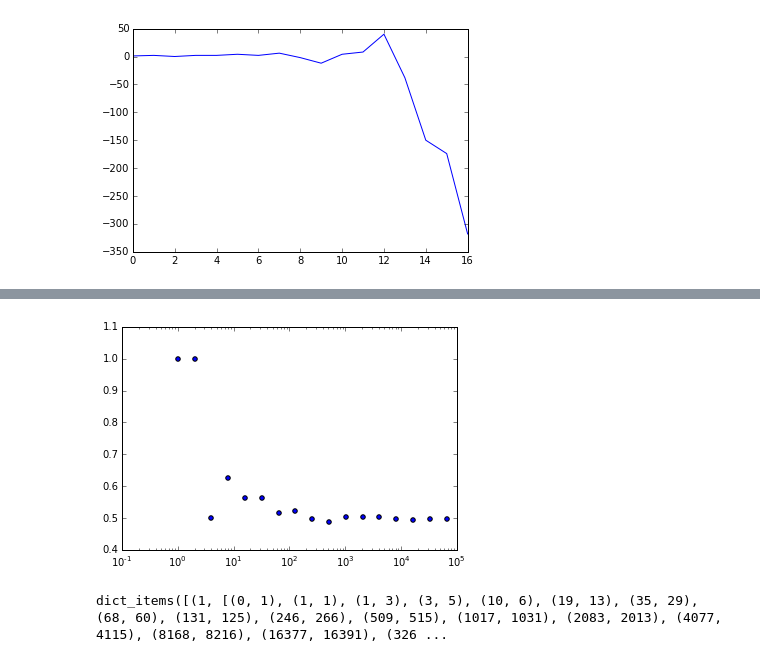
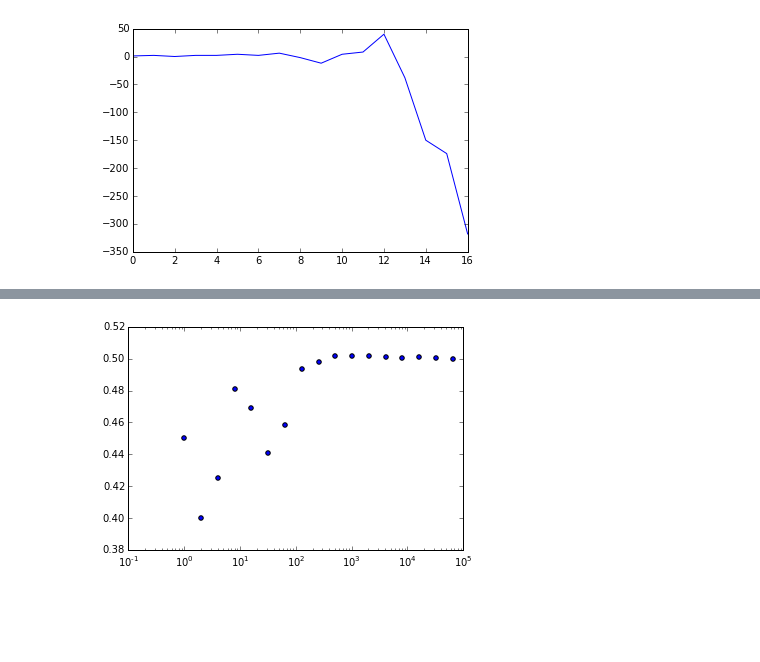
Before and after one commit to Shea-Wolfe/flipping-out, a Jupyter notebook: coin-flips.ipynb, the cells around one changed output, grey strips where cells are left out. Drawn from its saved outputs; the diff is of its cells as text; code cells hidden in the pictures; blank space fills up the shorter version.

Commit message:
Created unlabeled plot for average mean of 20 sets of flips

```diff
--- a/coin-flips.ipynb
+++ b/coin-flips.ipynb
@@ -11,6 +11,12 @@ def coin_flip():
     if coin == 1:
         return True
     return False
+
+def get_ratio(list_tup):
+    return [x/(x+y) for x,y in list_tup]
+
+def get_total(list_tup):
+    return [x+y for x,y in list_tup]
 # %%
 def n_flips(n=2**16):
     head_flips = 0
@@ -44,15 +56,5 @@ plt.show()
-# %%
-plt.scatter([x+y for x,y in flip_data],[x/(x+y) for x,y in flip_data])
-plt.xscale('log')
-plt.show()
-# %% [output]
-[figure, removed]
 # %%
 def n_flips_20():
-    return {x+1:n_flips() for x in range(20)}
+    return [n_flips() for x in range(20)]
 # %%
 twenty = n_flips_20()
-# %%
-print(twenty.items())
-# %% [output]
-dict_items([(1, [(0, 1), (1, 1), (1, 3), (3, 5), (10, 6), (19, 13), (35, 29), (68, 60), (131, 125), (246, 266), (509, 515), (1017, 1031), (2083, 2013), (4077, 4115), (8168, 8216), (16377, 16391), (326 ...
@@ -60,0 +61,7 @@ zip()
+# %%
+twenty_ratio = [get_ratio(n) for n in twenty]
+unpacked_twenty = [statistics.mean(x) for x in list(zip(*twenty_ratio))]
+plt.scatter(get_total(flip_data),unpacked_twenty)
+plt.xscale('log')
+# %% [output]
+[figure, added]
```
Also changed, not shown: parts of 8 cells of this notebook.
